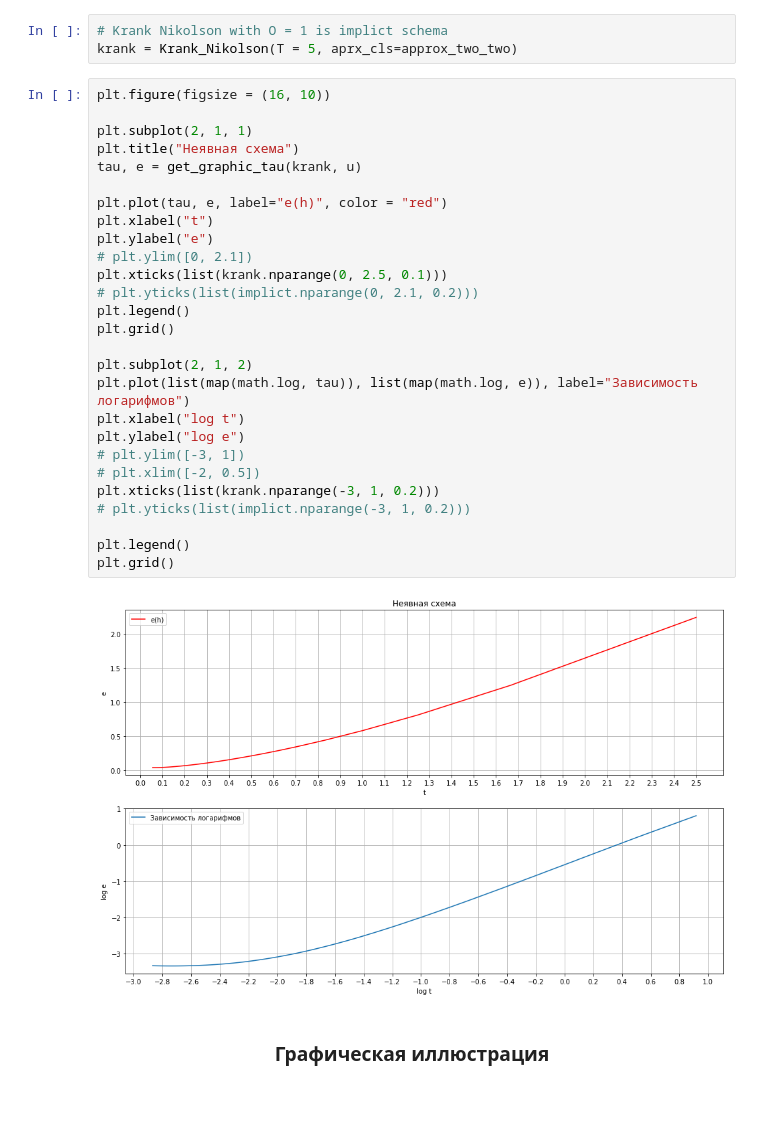
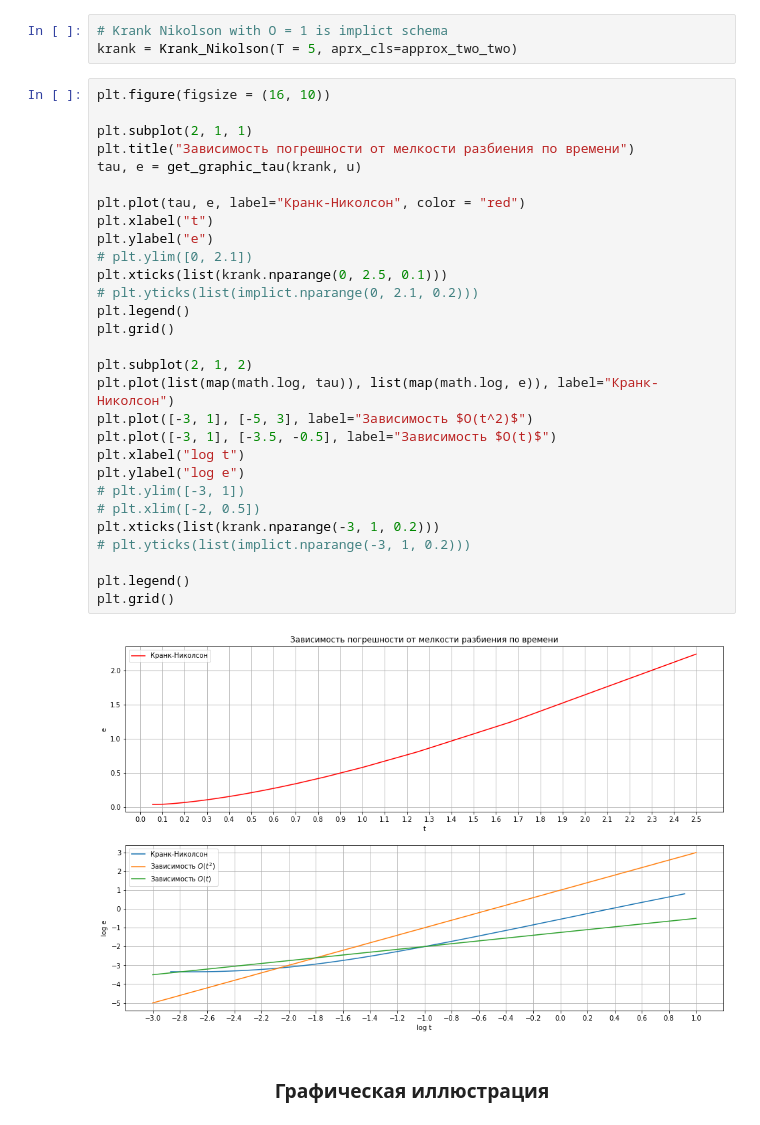
Before and after one commit to m-bronnikov/NumericalMethods, a Jupyter notebook: lab5/task.ipynb, the cells around one changed output. Drawn from its saved outputs; the diff is of its cells as text; blank space fills up the shorter version.

```diff
--- a/lab5/task.ipynb
+++ b/lab5/task.ipynb
@@ -610,32 +625,34 @@ krank = Krank_Nikolson(T = 5, aprx_cls=approx_two_two)
 # %%
 plt.figure(figsize = (16, 10))
 
 plt.subplot(2, 1, 1)
-plt.title("Неявная схема")
+plt.title("Зависимость погрешности от мелкости разбиения по времени")
 tau, e = get_graphic_tau(krank, u)
 
-plt.plot(tau, e, label="e(h)", color = "red")
+plt.plot(tau, e, label="Кранк-Николсон", color = "red")
 plt.xlabel("t")
 plt.ylabel("e")
 # plt.ylim([0, 2.1])
 plt.xticks(list(krank.nparange(0, 2.5, 0.1)))
 # plt.yticks(list(implict.nparange(0, 2.1, 0.2)))
 plt.legend()
 plt.grid()
 
 plt.subplot(2, 1, 2)
-plt.plot(list(map(math.log, tau)), list(map(math.log, e)), label="Зависимость логарифмов")
+plt.plot(list(map(math.log, tau)), list(map(math.log, e)), label="Кранк-Николсон")
+plt.plot([-3, 1], [-5, 3], label="Зависимость $O(t^2)$")
+plt.plot([-3, 1], [-3.5, -0.5], label="Зависимость $O(t)$")
 plt.xlabel("log t")
 plt.ylabel("log e")
 # plt.ylim([-3, 1])
 # plt.xlim([-2, 0.5])
 plt.xticks(list(krank.nparange(-3, 1, 0.2)))
 # plt.yticks(list(implict.nparange(-3, 1, 0.2)))
 
 plt.legend()
 plt.grid()
 # %% [output]
-[figure, old version]
+[figure, new version]
 # %% [markdown]
 <h3><center> Графическая иллюстрация </center></h3>
 # %% [markdown]
```
Also changed, not shown: parts of 16 cells of this notebook.
